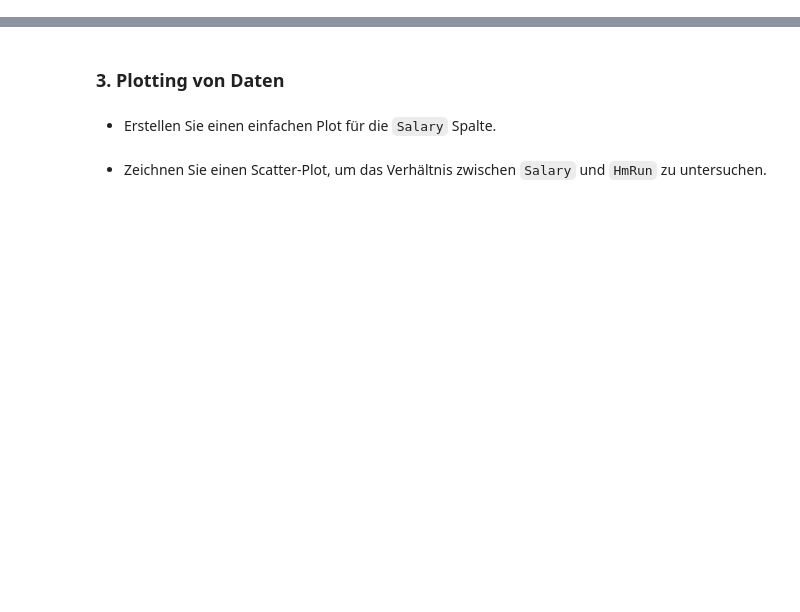
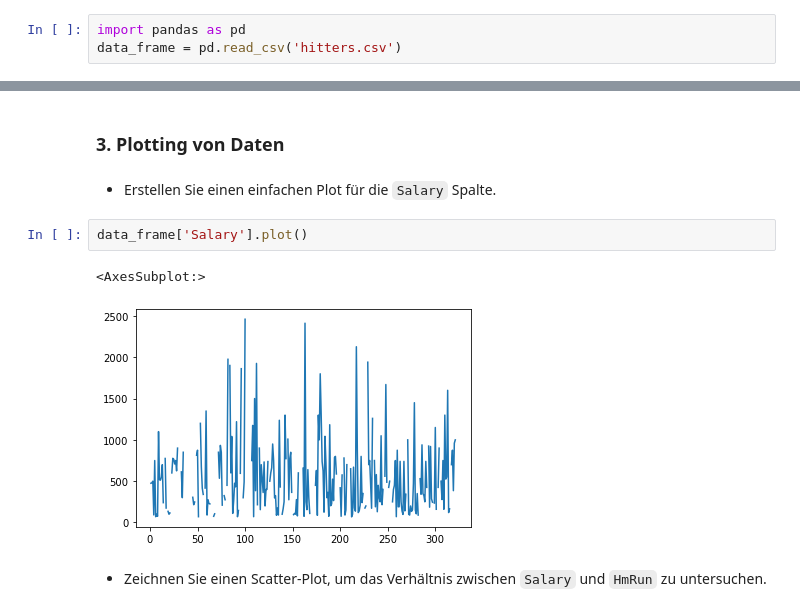
Before and after one commit to daniel-vera-g/ml-kurs, a Jupyter notebook: 0_PandasIntro.ipynb, the cells around one changed output, grey strips where cells are left out. Cells and saved outputs as stored; diff of their text form; blank space fills up the shorter version.

Commit message:
pandas intro code

```diff
--- a/0_PandasIntro.ipynb
+++ b/0_PandasIntro.ipynb
@@ -6,5 +6,8 @@ In diesem Notebook wollen wir uns die Grundlagen Pandas und Jupyter anhang von A
 ### 1. Daten Laden und Sichten
 # %% [markdown]
 - Laden Sie den Datensatz `hitters.csv` in einen Pandas DataFrame.
+# %%
+import pandas as pd
+data_frame = pd.read_csv('hitters.csv')
 # %% [markdown]
 - Schauen Sie sich die ersten 5 Zeilen dieses DataFrame an und lesen Sie sich kurz die Beschreibung zu den Daten durch, diese finden Sie [hier](https://rdrr.io/cran/ISLR/man/Hitters.html).
@@ -28,5 +142,10 @@ In diesem Notebook wollen wir uns die Grundlagen Pandas und Jupyter anhang von A
 ### 3. Plotting von Daten
 # %% [markdown]
 - Erstellen Sie einen einfachen Plot für die `Salary` Spalte.
+# %%
+data_frame['Salary'].plot()
+# %% [output]
+<AxesSubplot:>
+[figure, added]
 # %% [markdown]
 - Zeichnen Sie einen Scatter-Plot, um das Verhältnis zwischen `Salary` und `HmRun` zu untersuchen.
```
Also changed, not shown: parts of 11 cells of this notebook.
